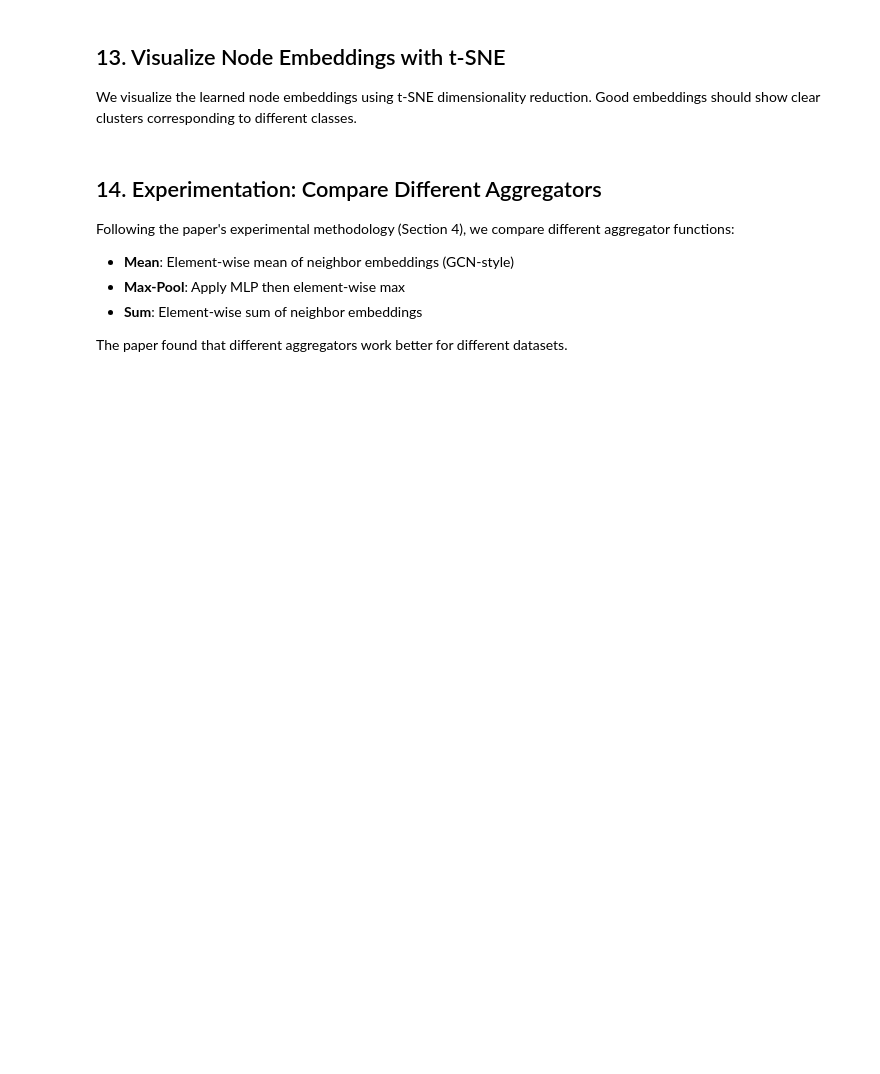
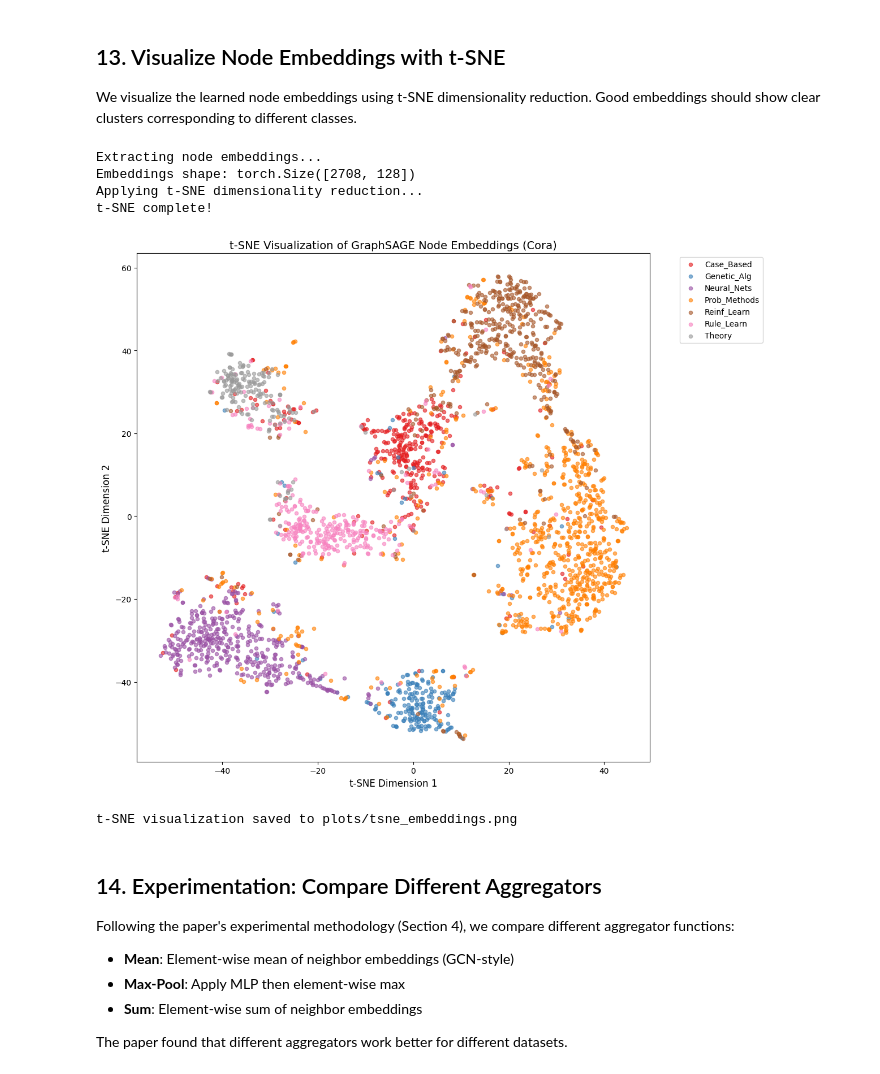
Before and after one commit to edenede2/projectDeepLearning2026, a Jupyter notebook: GraphSAGE_Node_Classification.ipynb, the cells around one changed output. Saved outputs shown, nothing was run; the diff lists cells and outputs as text; code cells hidden in the pictures; blank space fills up the shorter version.

```diff
--- a/GraphSAGE_Node_Classification.ipynb
+++ b/GraphSAGE_Node_Classification.ipynb
@@ -1052,22 +1173,23 @@ class GraphSAGEClassifier(nn.Module):
         Returns:
             logits: Class logits for target nodes (len(target_nodes), num_classes)
         """
-        batch_nodes = np.array(target_nodes)
-        h = x
+        num_nodes = x.shape[0]
+        h = x.clone()
 
-        # Apply GraphSAGE layers
+        # Apply GraphSAGE layers to all nodes
         for layer_idx, layer in enumerate(self.sage_layers):
             sample_size = sample_sizes[layer_idx]
-            neighbor_indices = sample_neighbors(batch_nodes, adj_list, sample_size)
 
-            node_features = h[batch_nodes]
-            neighbor_features = h[neighbor_indices.flatten()].view(
-                len(batch_nodes), sample_size, -1
+            # Sample neighbors for ALL nodes
+            all_neighbor_indices = sample_neighbors(np.arange(num_nodes), adj_list, sample_size)
+
+            # Get neighbor features from current h
+            neighbor_features = h[all_neighbor_indices.flatten()].view(
+                num_nodes, sample_size, -1
             )
 
-            h_new = layer(node_features, neighbor_features)
-            h = h.clone()
-            h[batch_nodes] = h_new
+            # Apply layer to all nodes
+            h = layer(h, neighbor_features)
 
         # Get embeddings for target nodes
         embeddings = h[target_nodes]
@@ -1079,21 +1201,23 @@ class GraphSAGEClassifier(nn.Module):
 
     def get_embeddings(self, x, adj_list, target_nodes, sample_sizes):
         """Get embeddings without classification head (for visualization)."""
-        batch_nodes = np.array(target_nodes)
-        h = x
+        num_nodes = x.shape[0]
+        h = x.clone()
 
+        # Apply GraphSAGE layers to all nodes
         for layer_idx, layer in enumerate(self.sage_layers):
             sample_size = sample_sizes[layer_idx]
-            neighbor_indices = sample_neighbors(batch_nodes, adj_list, sample_size)
 
-            node_features = h[batch_nodes]
-            neighbor_features = h[neighbor_indices.flatten()].view(
-                len(batch_nodes), sample_size, -1
+            # Sample neighbors for ALL nodes
+            all_neighbor_indices = sample_neighbors(np.arange(num_nodes), adj_list, sample_size)
+
+            # Get neighbor features from current h
+            neighbor_features = h[all_neighbor_indices.flatten()].view(
+                num_nodes, sample_size, -1
             )
 
-            h_new = layer(node_features, neighbor_features)
-            h = h.clone()
-            h[batch_nodes] = h_new
+            # Apply layer to all nodes
+            h = layer(h, neighbor_features)
 
         return h[target_nodes]
 
@@ -1679,34 +1865,41 @@ print("Extracting node embeddings...")
 embeddings = get_all_embeddings(model, data.x, adj_list, SAMPLE_SIZES)
 print(f"Embeddings shape: {embeddings.shape}")
 
 # Apply t-SNE
 print("Applying t-SNE dimensionality reduction...")
-tsne = TSNE(n_components=2, random_state=42, perplexity=30, n_iter=1000)
+tsne = TSNE(n_components=2, random_state=42, perplexity=30, max_iter=1000)
 embeddings_2d = tsne.fit_transform(embeddings.numpy())
 print("t-SNE complete!")
 
 # Plot t-SNE visualization
 fig, ax = plt.subplots(figsize=(12, 10))
 
 # Color by class
 colors = plt.cm.Set1(np.linspace(0, 1, len(class_names)))
 labels = data.y.numpy()
 
 for i, class_name in enumerate(class_names):
     mask = labels == i
     ax.scatter(embeddings_2d[mask, 0], embeddings_2d[mask, 1],
                c=[colors[i]], label=class_name, alpha=0.6, s=20)
 
 ax.set_xlabel('t-SNE Dimension 1', fontsize=12)
 ax.set_ylabel('t-SNE Dimension 2', fontsize=12)
 ax.set_title('t-SNE Visualization of GraphSAGE Node Embeddings (Cora)', fontsize=14)
 ax.legend(bbox_to_anchor=(1.05, 1), loc='upper left')
 
 plt.tight_layout()
 plt.savefig('plots/tsne_embeddings.png', dpi=150, bbox_inches='tight')
 plt.show()
 
 print("\nt-SNE visualization saved to plots/tsne_embeddings.png")
+# %% [output]
+Extracting node embeddings...
+Embeddings shape: torch.Size([2708, 128])
+Applying t-SNE dimensionality reduction...
+t-SNE complete!
+[figure, added]
+t-SNE visualization saved to plots/tsne_embeddings.png
 # %% [markdown]
 ## 14. Experimentation: Compare Different Aggregators
 
```
Also changed, not shown: parts of 40 cells of this notebook, 8 other files.
